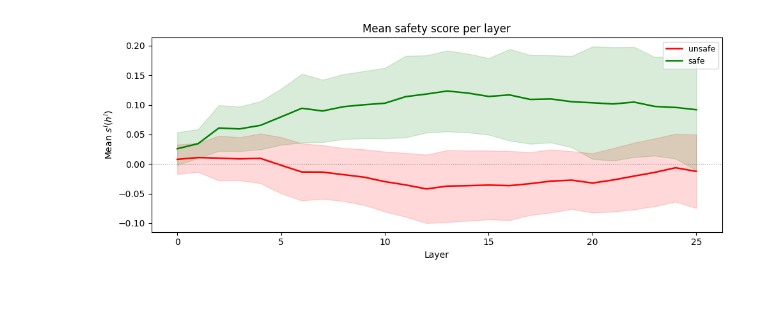
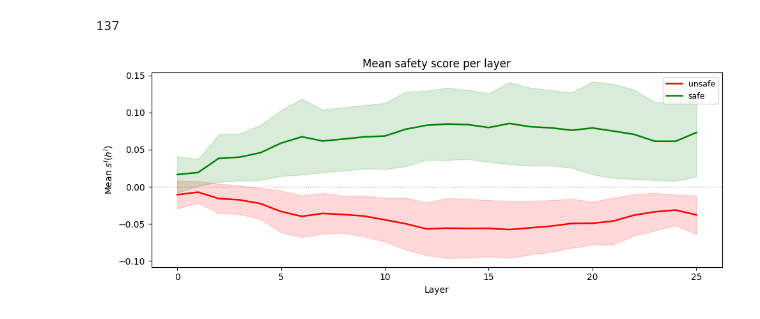
Before and after one commit to katykool/low-resource_safety, a Jupyter notebook: safety/centrods&visualization.ipynb, the cells around one changed output. Saved outputs shown, nothing was run; the diff lists cells and outputs as text; code cells hidden in the pictures.

```diff
--- a/safety/centrods&visualization.ipynb
+++ b/safety/centrods&visualization.ipynb
@@ -340,0 +268,3 @@ len(human_validation)
+# %%
+human_validation = pd.read_csv(r"C:\Users\katyk\Downloads\full_validation - Лист1.csv")["human_validation"]
+len(human_validation)
@@ -346,6 +278,12 @@ df_10 = pd.read_csv(r"C:\Users\katyk\Downloads\prompt_level_analysis_benchmark (
 df_11 = pd.read_csv(r"C:\Users\katyk\Downloads\prompt_level_analysis_benchmark (11).csv")
 df_12 = pd.read_csv(r"C:\Users\katyk\Downloads\prompt_level_analysis_benchmark (12).csv")
 df_13 = pd.read_csv(r"C:\Users\katyk\Downloads\prompt_level_analysis_benchmark (13).csv")
+df_14 = pd.read_csv(r"C:\Users\katyk\Downloads\prompt_level_analysis_benchmark (14).csv")
+df_15 = pd.read_csv(r"C:\Users\katyk\Downloads\prompt_level_analysis_benchmark (15).csv")
+df_16 = pd.read_csv(r"C:\Users\katyk\Downloads\prompt_level_analysis_benchmark (16).csv")
+df_17 = pd.read_csv(r"C:\Users\katyk\Downloads\prompt_level_analysis_benchmark (17).csv")
+df_18 = pd.read_csv(r"C:\Users\katyk\Downloads\prompt_level_analysis_benchmark (18).csv")
+df_19 = pd.read_csv(r"C:\Users\katyk\Downloads\prompt_level_analysis_benchmark (19).csv")
 
-df = pd.concat([df_9, df_10, df_11, df_12, df_13], axis=0, ignore_index=True)
+df = pd.concat([df_9, df_10, df_11, df_12, df_13, df_14,df_15,df_16,df_17,df_18,df_19], axis=0, ignore_index=True)
 df["human_validation"] = human_validation
@@ -383,0 +362,6 @@ print(results_df[["prompt_text", "answer_humanval_label", "delta"]])
+# %%
+result_df = pd.read_csv(r"C:\Users\katyk\Downloads\refusal_scores - cleaned_refusal_scores.csv")
+
+rows_pos = result_df[result_df['answer_humanval_label'] == 'safe'].sample(n=46)
+df_final = pd.concat([result_df[result_df['answer_humanval_label'] == 'unsafe'], rows_pos], axis=0, ignore_index=True)
+df_final = df_final[["prompt_text", "answer_humanval_label", "delta", "safety_scores"]]
@@ -384,3 +440,9 @@ print(results_df[["prompt_text", "answer_humanval_label", "delta"]])
+# %%
+df_converted = convert_safety_scores(result_df)
+# %%
+len(df_converted)
+# %% [output]
+137
 # %%
 import matplotlib.pyplot as plt
 import numpy as np
@@ -480,6 +542,6 @@ def plot_mean_safety_by_label(results_df: pd.DataFrame, figsize=(10, 4)):
 # %%
 plot_all_safety_scores(results_df)
 # %%
-plot_mean_safety_by_label(results_df)
+plot_mean_safety_by_label(df_converted)
 # %% [output]
-[figure, old version]
+[figure, new version]
```
Also changed, not shown: parts of 28 cells of this notebook.
